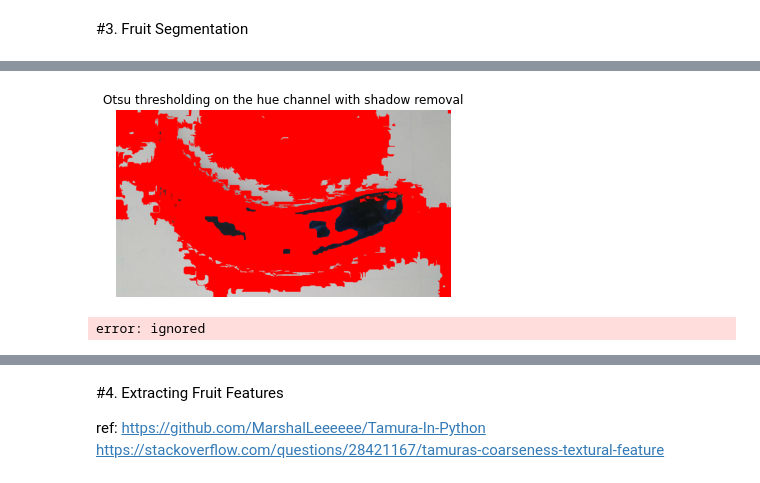
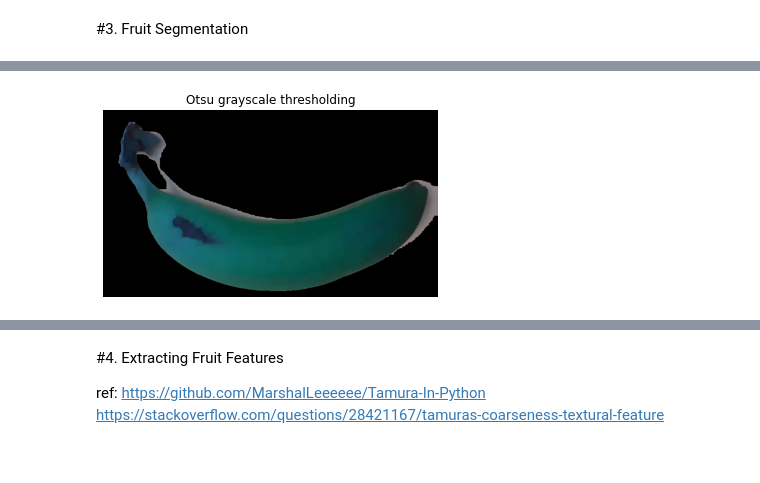
Before and after one commit to jojoclt/C, a Jupyter notebook: Project.ipynb, the cells around one changed output, grey strips where cells are left out. Drawn from its saved outputs; the diff is of its cells as text; code cells hidden in the pictures.

```diff
--- a/Project.ipynb
+++ b/Project.ipynb
@@ -85,42 +85,30 @@ Counter({(540, 960, 3): 118,
          (636, 960, 3): 1})
 # %%
 #TO RUN: def function for preprocessing image
-data_processed = []
 ker = 5
-iter = 1
-r = 5
+r = 3
 eps = 0.05
 
 # cv2 width height reversed https://stackoverflow.com/a/22094421
 IMG_SIZE = (960,536)
 
-def process_image(img, ker = 5, iter = (2,2,5), r = 5, eps = 0.05):
+def process_image(img, ker=ker, r=r, eps=eps):
     # Step 0: Resize Image
-    img_resize = cv2.resize(img.astype(np.uint8), IMG_SIZE)
+    img = cv2.resize(img.astype(np.uint8), IMG_SIZE)
 
     # Step 1: Applying Guided Filter to preserve edges and smoothing on img
     # https://blog.csdn.net/youcans/article/details/122008763
-    # img_gray = cv2.cvtColor(img, cv2.COLOR_BGR2GRAY)
-    imgproc_bgr = cv2.ximgproc.guidedFilter(img_resize, img_resize, r, eps)
-    # return imgproc_bgr
-    # Step 2: convert RGB to HSV
-    # hsv_img = cv2.cvtColor(imgproc_bgr, cv2.COLOR_BGR2HSV)
+    img = cv2.ximgproc.guidedFilter(img, img, r, eps)
+
+    # Step 2: convert BGR to HSV
+    # img = cv2.cvtColor(img, cv2.COLOR_BGR2HSV)
 
     # Step 3: Morphological Filtering
     # https://towardsdatascience.com/image-processing-class-egbe443-6-morphological-filter-e952c1ec886e
-    kernel = np.ones((10, 10), np.uint8)
-    kernel2 = cv2.getStructuringElement(cv2.MORPH_ELLIPSE,(3,3))
-    mask_otsu_clean = cv2.morphologyEx(imgproc_bgr, cv2.MORPH_OPEN, kernel, iterations=5)
-    mask_otsu_clean = cv2.erode(mask_otsu_clean, kernel, iterations=5)
-    mask_otsu_clean = cv2.dilate(mask_otsu_clean, kernel, iterations=2)
-    # mask_otsu_clean = cv2.erode(mask_otsu_clean, kernel, iterations=4)
-    # mask_otsu_clean = cv2.dilate(mask_otsu_clean, kernel, iterations=3)
-    return mask_otsu_clean
-# show_mask(mask_otsu_clean, c, title='Otsu grayscale thresholding with morphological cleanup')
-    # kernel = np.ones((ker,ker),np.uint8)
-    # # kernel = cv2.getStructuringElement(cv2.MORPH_ELLIPSE,(ker,ker))
-    # cleaned = cv2.morphologyEx(hsv_img)
-    # # morph = cv2.morphologyEx(hsv_img, cv2.MORPH_CLOSE, kernel, iterations = iter)
+    kernel = np.ones((ker, ker), np.uint8)
+    img = cv2.morphologyEx(img, cv2.MORPH_OPEN, kernel, iterations=2)
+    # img = cv2.erode(img, kernel, iterations=2)
+    # img = cv2.dilate(img, kernel, iterations=5)
 
-    # return morph
+    return img
 # %%
@@ -239,37 +166,9 @@ show_mask(mask_otsu_hue, c, title='Otsu thresholding on the hue channel')
-# %%
-def compute_otsu_mask_shadows(image, shadow_percentile=5):
-    image_hls = cv2.cvtColor(image, cv2.COLOR_BGR2HLS)
-
-    hue, lightness, saturation = np.split(image_hls, 3, axis=2)
-    hue = hue.reshape((hue.shape[0], hue.shape[1]))
-
-    otsu = cv2.threshold(hue, 0, 255, cv2.THRESH_BINARY + cv2.THRESH_OTSU)[1]
-    otsu_mask = otsu != 255
-
-    image_lab = cv2.cvtColor(image, cv2.COLOR_BGR2LAB)
-    l, a, b = np.split(image_lab, 3, axis=2)
-    l = l.reshape((l.shape[0], l.shape[1]))
-
-    shadow_threshold = np.percentile(l.ravel(), q=shadow_percentile)
-    shadows_mask = l < shadow_threshold
-
-    mask = otsu_mask ^ shadows_mask
-
-    return mask
-
-mask_otsu_shadows = compute_otsu_mask_shadows(lol(c))
-show_mask(mask_otsu_shadows, c, title='Otsu thresholding on the hue channel with shadow removal')
-# %% [output]
-[figure, removed]
-# %%
-kernel = np.ones((5, 5), np.uint8)
-kernel2 = cv2.getStructuringElement(cv2.MORPH_ELLIPSE,(3,3))
-mask_otsu_clean = cv2.morphologyEx(mask_otsu_shadows, cv2.MORPH_OPEN, kernel, iterations=5)
-mask_otsu_clean = cv2.erode(mask_otsu_clean, kernel, iterations=2)
-mask_otsu_clean = cv2.dilate(mask_otsu_clean, kernel2, iterations=5)
-mask_otsu_clean = cv2.erode(mask_otsu_clean, kernel, iterations=4)
-mask_otsu_clean = cv2.dilate(mask_otsu_clean, kernel, iterations=3)
-show_mask(mask_otsu_clean, c, title='Otsu grayscale thresholding with morphological cleanup')
-# %% [output]
-error: ignored
+# %%
+# l = np.random.randint(0,272)
+# print(l)
+c = process_image(dataset[64],eps=0.01,r=5)
+mask_otsu = compute_otsu_mask(c)
+show_mask(mask_otsu, c, title='Otsu grayscale thresholding')
+# %% [output]
+[figure, added]
 # %% [markdown]
```
Also changed, not shown: parts of 39 cells of this notebook.
